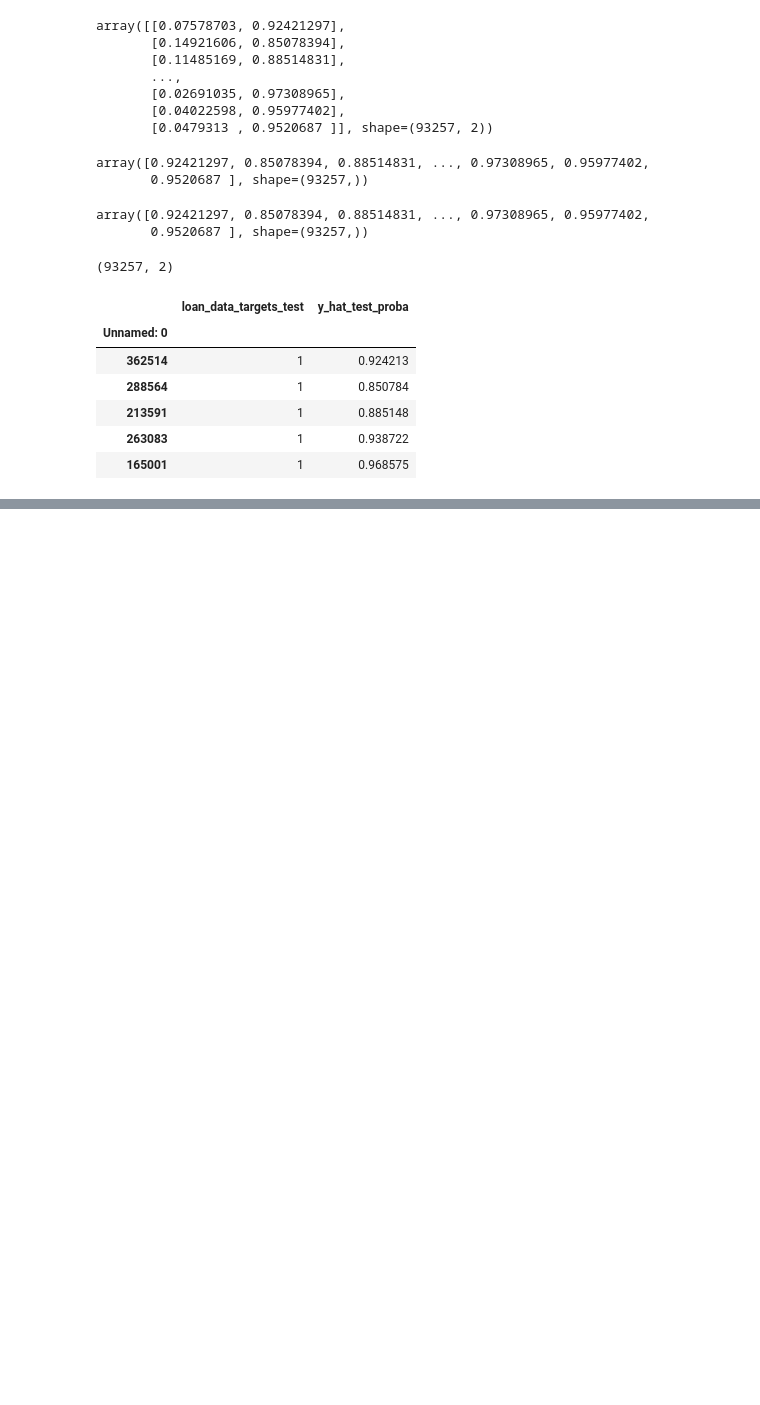
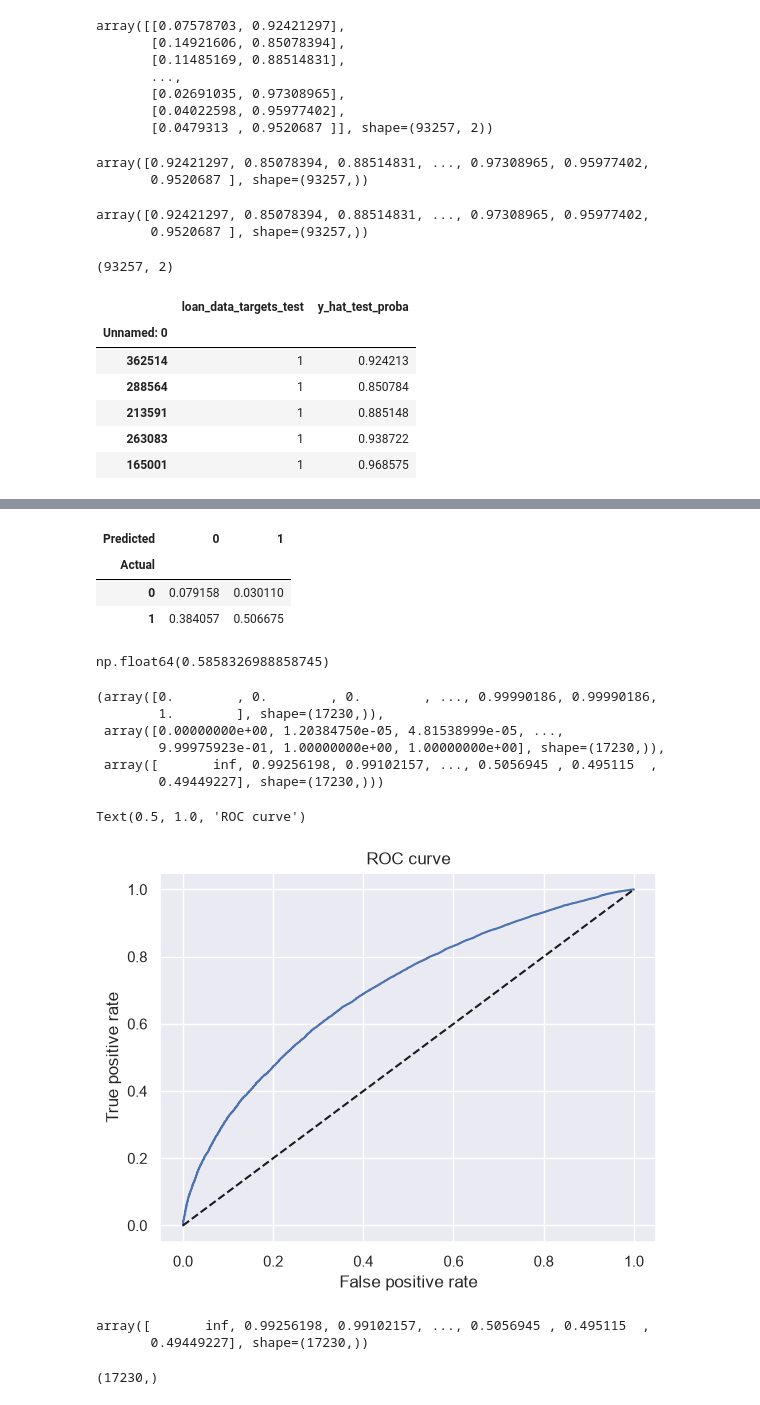
Before and after one commit to diyorarti/Credit_Risk_Model, a Jupyter notebook: modeling/model_1.ipynb, the cells around one changed output, grey strips where cells are left out. Drawn from its saved outputs; the diff is of its cells as text; code cells hidden in the pictures; blank space fills up the shorter version.

```diff
--- a/modeling/model_1.ipynb
+++ b/modeling/model_1.ipynb
@@ -801,0 +1492,11 @@ df_actual_predicted_probs.head()
+# %%
+pd.crosstab(df_actual_predicted_probs['loan_data_targets_test'], df_actual_predicted_probs['y_hat_test'], rownames = ['Actual'], colnames = ['Predicted']) / df_actual_predicted_probs.shape[0]
+# %% [output]
+| Predicted | 0 | 1 |
+| Actual |  |  |
+| 0 | 0.079158 | 0.030110 |
+| 1 | 0.384057 | 0.506675 |
+# %%
+(pd.crosstab(df_actual_predicted_probs['loan_data_targets_test'], df_actual_predicted_probs['y_hat_test'], rownames = ['Actual'], colnames = ['Predicted']) / df_actual_predicted_probs.shape[0]).iloc[0, 0] + (pd.crosstab(df_actual_predicted_probs['loan_data_targets_test'], df_actual_predicted_probs['y_hat_test'], rownames = ['Actual'], colnames = ['Predicted']) / df_actual_predicted_probs.shape[0]).iloc[1, 1]
+# %% [output]
+np.float64(0.5858326988858745)
@@ -801,0 +1505,31 @@ df_actual_predicted_probs.head()
+# %%
+roc_curve(df_actual_predicted_probs['loan_data_targets_test'], df_actual_predicted_probs['y_hat_test_proba'])
+# %% [output]
+(array([0.        , 0.        , 0.        , ..., 0.99990186, 0.99990186,
+        1.        ], shape=(17230,)),
+ array([0.00000000e+00, 1.20384750e-05, 4.81538999e-05, ...,
+        9.99975923e-01, 1.00000000e+00, 1.00000000e+00], shape=(17230,)),
+ array([       inf, 0.99256198, 0.99102157, ..., 0.5056945 , 0.495115  ,
+        0.49449227], shape=(17230,)))
+# %%
+import matplotlib.pyplot as plt
+import seaborn as sns
+sns.set()
+# %%
+plt.plot(fpr, tpr)
+plt.plot(fpr, fpr, linestyle = '--', color = 'k')
+plt.xlabel('False positive rate')
+plt.ylabel('True positive rate')
+plt.title('ROC curve')
+# %% [output]
+Text(0.5, 1.0, 'ROC curve')
+[figure, added]
+# %%
+thresholds
+# %% [output]
+array([       inf, 0.99256198, 0.99102157, ..., 0.5056945 , 0.495115  ,
+       0.49449227], shape=(17230,))
+# %%
+thresholds.shape
+# %% [output]
+(17230,)
```
Also changed, not shown: parts of 92 cells of this notebook, 2 other files.
